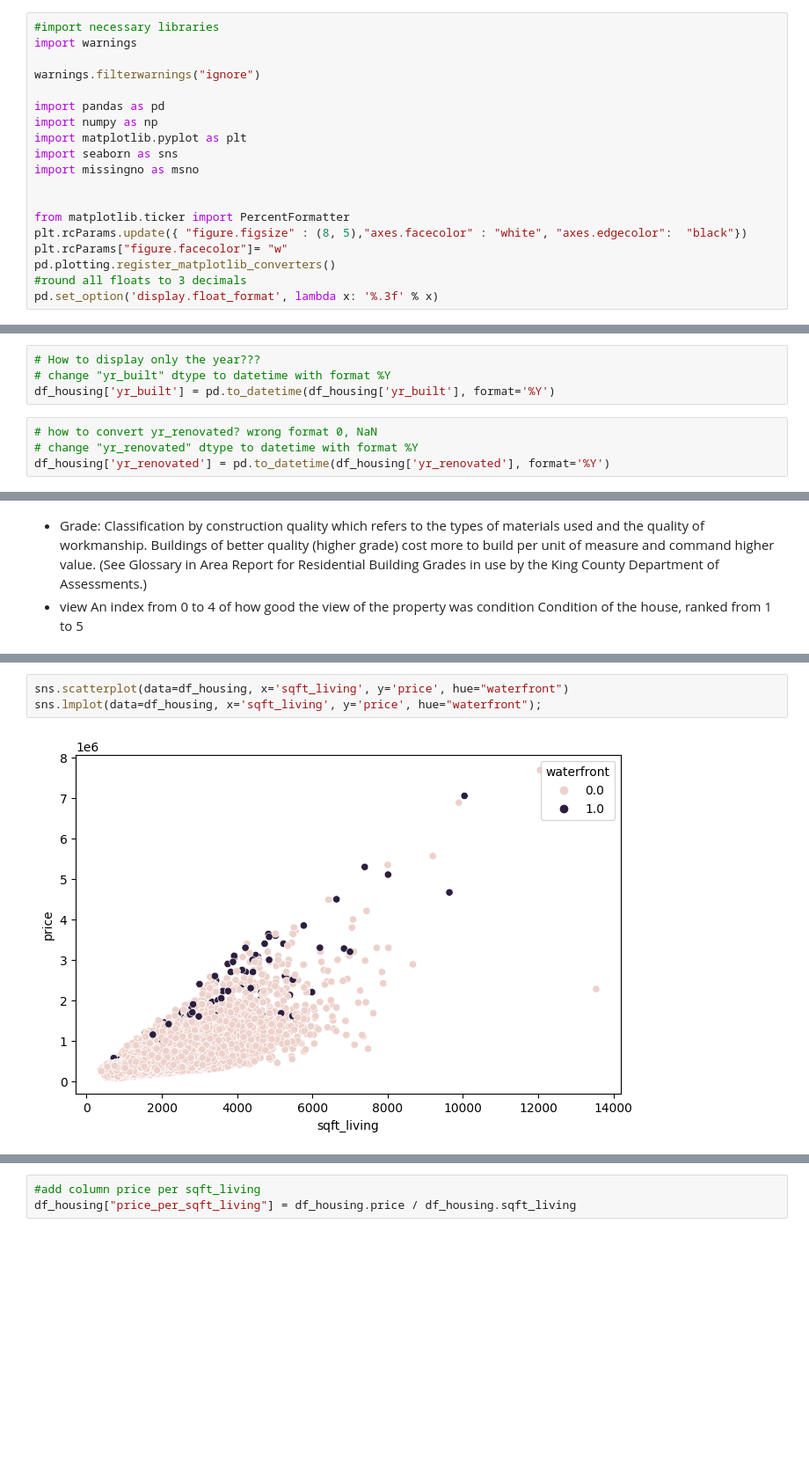
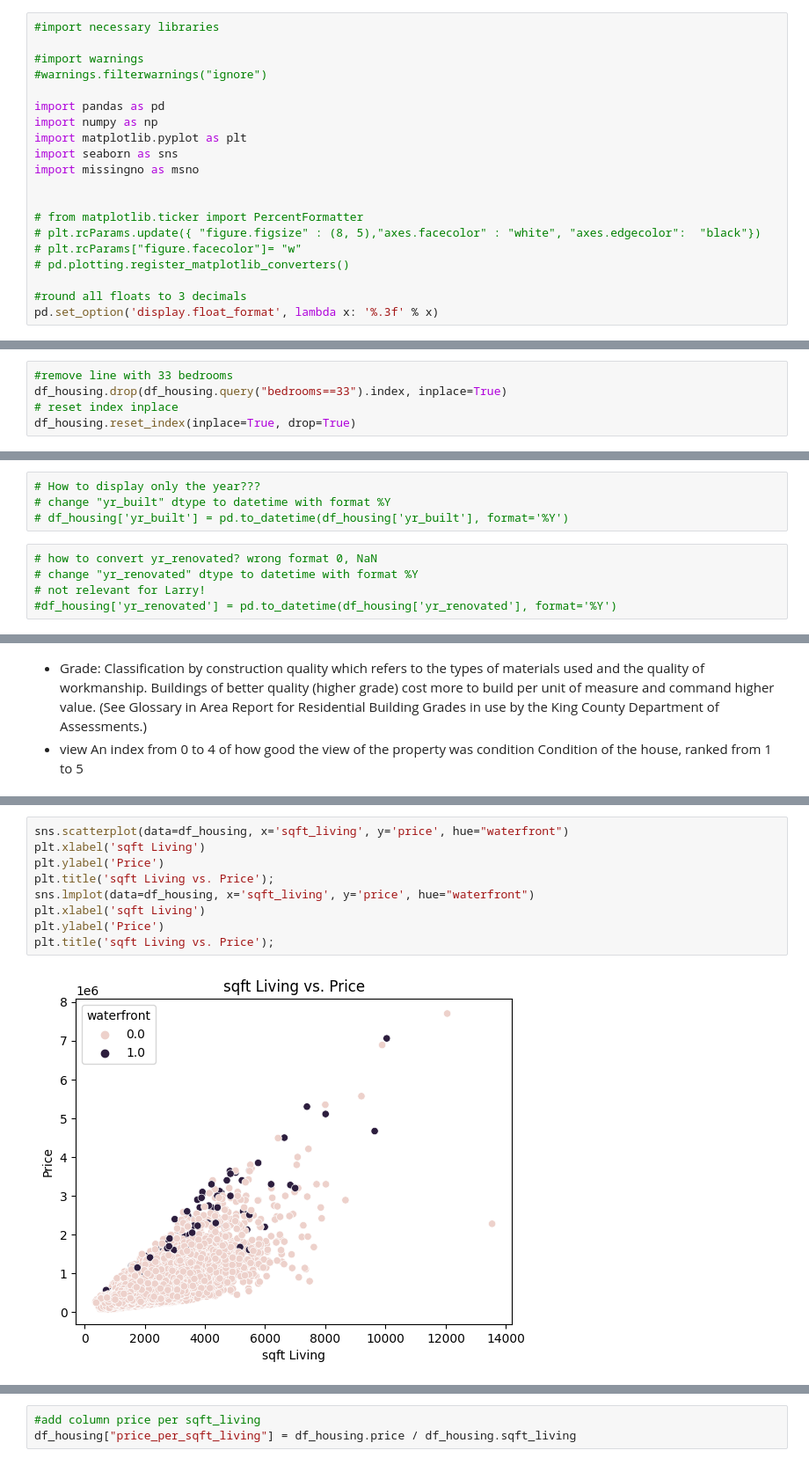
Before and after one commit to LanaCasselmann/eda-project-housing, a Jupyter notebook: EDA.ipynb, the cells around one changed output, grey strips where cells are left out. Shown at 88% size. Drawn from its saved outputs; the diff is of its cells as text; blank space fills up the shorter version.

```diff
--- a/EDA.ipynb
+++ b/EDA.ipynb
@@ -2,9 +2,9 @@
 # EDA
 # %%
 #import necessary libraries
-import warnings
 
-warnings.filterwarnings("ignore")
+#import warnings
+#warnings.filterwarnings("ignore")
 
 import pandas as pd
 import numpy as np
@@ -13,10 +13,11 @@ import seaborn as sns
 import missingno as msno
 
 
-from matplotlib.ticker import PercentFormatter
-plt.rcParams.update({ "figure.figsize" : (8, 5),"axes.facecolor" : "white", "axes.edgecolor":  "black"})
-plt.rcParams["figure.facecolor"]= "w"
-pd.plotting.register_matplotlib_converters()
+# from matplotlib.ticker import PercentFormatter
+# plt.rcParams.update({ "figure.figsize" : (8, 5),"axes.facecolor" : "white", "axes.edgecolor":  "black"})
+# plt.rcParams["figure.facecolor"]= "w"
+# pd.plotting.register_matplotlib_converters()
+
 #round all floats to 3 decimals
 pd.set_option('display.float_format', lambda x: '%.3f' % x)
 # %%
@@ -80,0 +121,5 @@ df_housing.describe()
+# %%
+#remove line with 33 bedrooms
+df_housing.drop(df_housing.query("bedrooms==33").index, inplace=True)
+# reset index inplace
+df_housing.reset_index(inplace=True, drop=True)
@@ -143,8 +154,9 @@ df_housing['date'] = pd.to_datetime(df_housing['date'], format='%m/%d/%Y')
 # %%
 # How to display only the year???
 # change "yr_built" dtype to datetime with format %Y
-df_housing['yr_built'] = pd.to_datetime(df_housing['yr_built'], format='%Y')
+# df_housing['yr_built'] = pd.to_datetime(df_housing['yr_built'], format='%Y')
 # %%
 # how to convert yr_renovated? wrong format 0, NaN
 # change "yr_renovated" dtype to datetime with format %Y
-df_housing['yr_renovated'] = pd.to_datetime(df_housing['yr_renovated'], format='%Y')
+# not relevant for Larry!
+#df_housing['yr_renovated'] = pd.to_datetime(df_housing['yr_renovated'], format='%Y')
@@ -407,5 +409,11 @@ sns.scatterplot(data=df_housing, x='bedrooms', y='price', hue="waterfront");
 # %%
 sns.scatterplot(data=df_housing, x='sqft_living', y='price', hue="waterfront")
-sns.lmplot(data=df_housing, x='sqft_living', y='price', hue="waterfront");
+plt.xlabel('sqft Living')
+plt.ylabel('Price')
+plt.title('sqft Living vs. Price');
+sns.lmplot(data=df_housing, x='sqft_living', y='price', hue="waterfront")
+plt.xlabel('sqft Living')
+plt.ylabel('Price')
+plt.title('sqft Living vs. Price');
 # %% [output]
-[figure, old version]
+[figure, new version]
```
Also changed, not shown: parts of 63 cells of this notebook, 1 other file.
